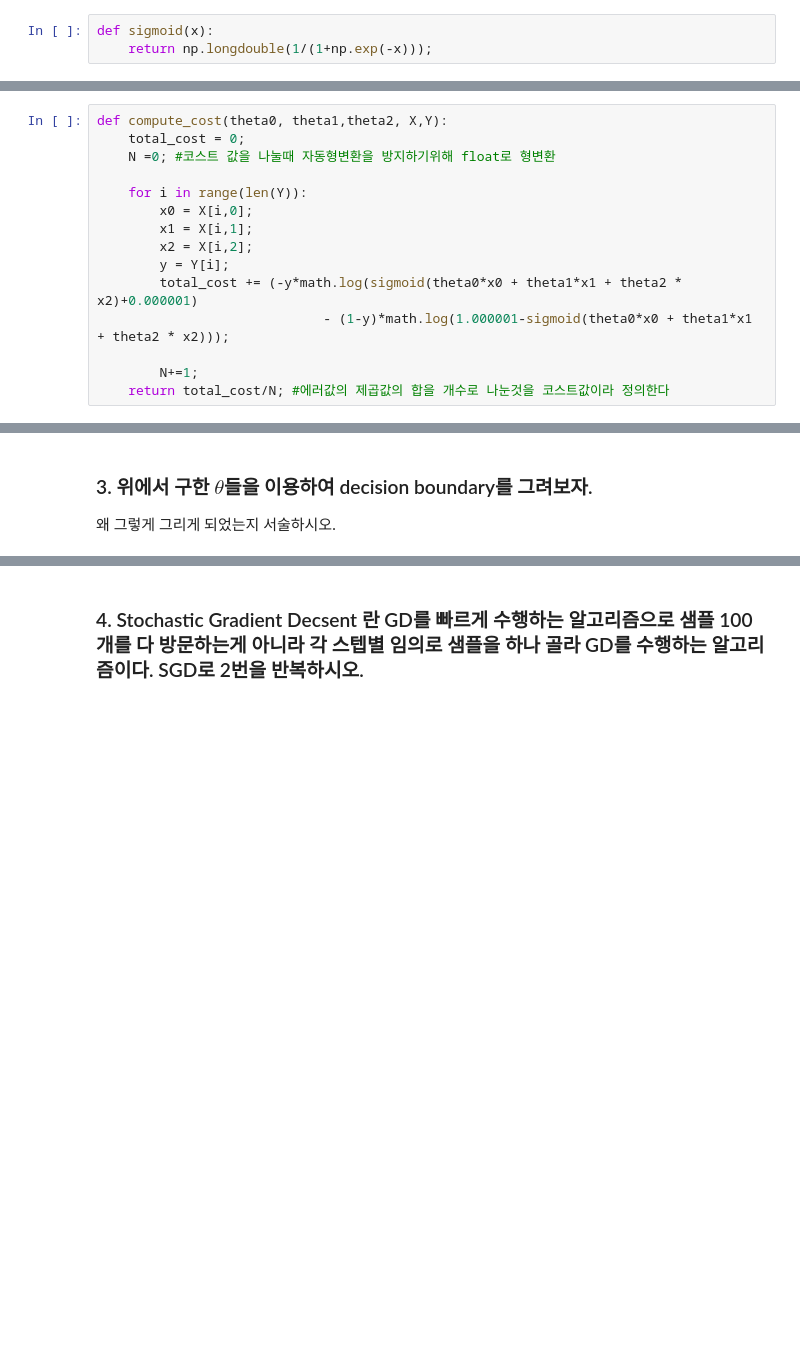
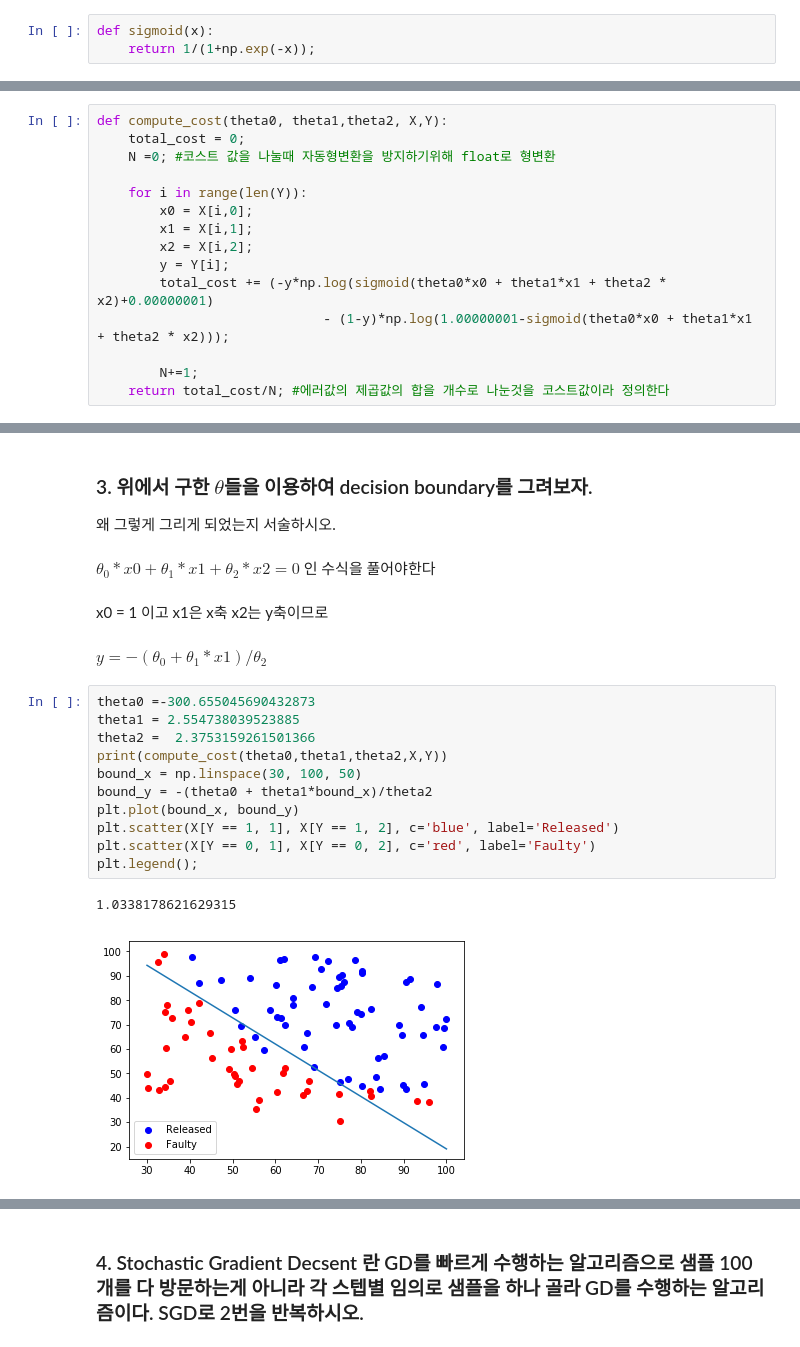
Before and after one commit to opp0615/machine-learning, a Jupyter notebook: HW2.ipynb, the cells around one changed output, grey strips where cells are left out. Saved outputs shown, nothing was run; the diff lists cells and outputs as text; blank space fills up the shorter version.

Commit message:
drawing boundary ...

```diff
--- a/HW2.ipynb
+++ b/HW2.ipynb
@@ -99,7 +99,7 @@ def init_theta():
 sigmoid 함수 정의
 # %%
 def sigmoid(x):
-    return np.longdouble(1/(1+np.exp(-x)));
+    return 1/(1+np.exp(-x));
 # %% [markdown]
 cost 함수 정의
 # %%
@@ -112,8 +112,8 @@ def compute_cost(theta0, theta1,theta2, X,Y):
         x1 = X[i,1];
         x2 = X[i,2];
         y = Y[i];
-        total_cost += (-y*math.log(sigmoid(theta0*x0 + theta1*x1 + theta2 * x2)+0.000001)
-                             - (1-y)*math.log(1.000001-sigmoid(theta0*x0 + theta1*x1 + theta2 * x2)));
+        total_cost += (-y*np.log(sigmoid(theta0*x0 + theta1*x1 + theta2 * x2)+0.00000001)
+                             - (1-y)*np.log(1.00000001-sigmoid(theta0*x0 + theta1*x1 + theta2 * x2)));
 
         N+=1;
     return total_cost/N; #에러값의 제곱값의 합을 개수로 나눈것을 코스트값이라 정의한다
@@ -209,3 +219,23 @@ print(cost_list)
 # %% [markdown]
 ### 3. 위에서 구한 $\theta$들을 이용하여 decision boundary를 그려보자.
 왜 그렇게 그리게 되었는지 서술하시오.
+# %% [markdown]
+$ \theta_0*x0 + \theta_1*x1 + \theta_2* x2 = 0 $ 인 수식을 풀어야한다
+# %% [markdown]
+x0 = 1 이고 x1은 x축 x2는 y축이므로
+# %% [markdown]
+$ y = -(\theta_0 + \theta_1*x1)/\theta_2 $
+# %%
+theta0 =-300.655045690432873
+theta1 = 2.554738039523885
+theta2 =  2.3753159261501366
+print(compute_cost(theta0,theta1,theta2,X,Y))
+bound_x = np.linspace(30, 100, 50)
+bound_y = -(theta0 + theta1*bound_x)/theta2
+plt.plot(bound_x, bound_y)
+plt.scatter(X[Y == 1, 1], X[Y == 1, 2], c='blue', label='Released')
+plt.scatter(X[Y == 0, 1], X[Y == 0, 2], c='red', label='Faulty')
+plt.legend();
+# %% [output]
+1.0338178621629315
+[figure, added]
```
Also changed, not shown: parts of 17 cells of this notebook.
